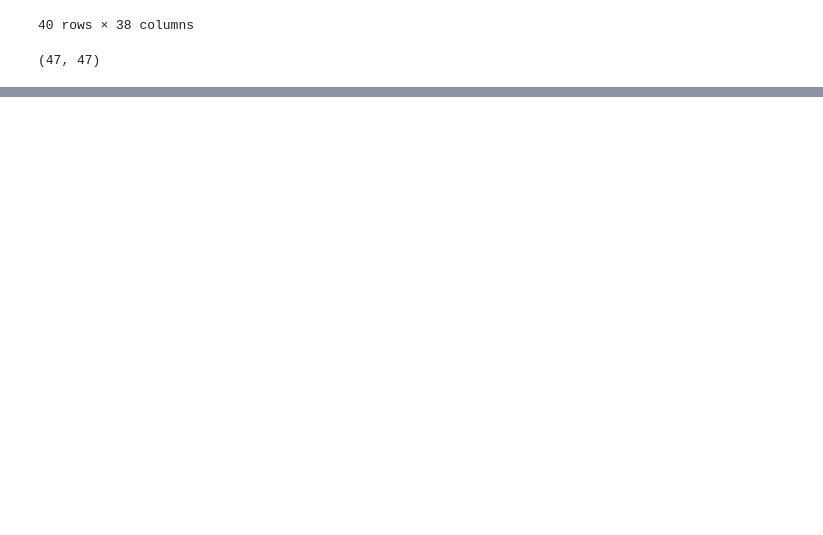
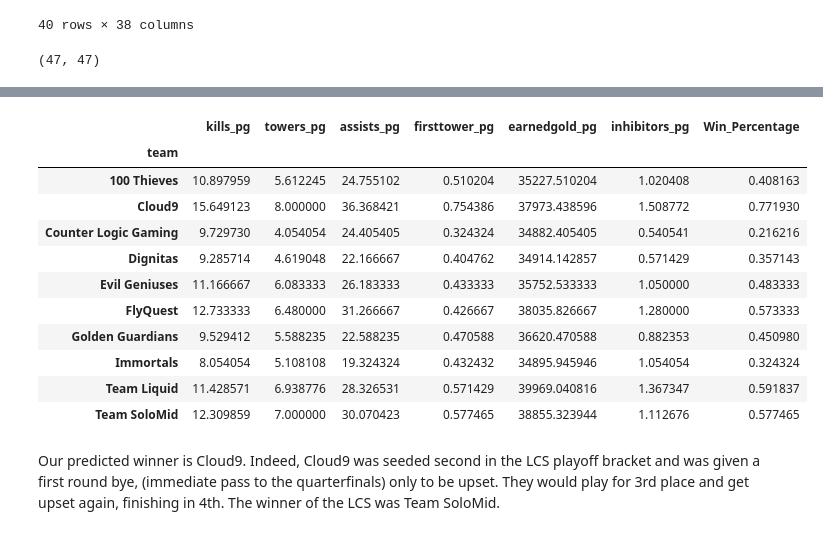
Before and after one commit to generalkandang/Capstone2, a Jupyter notebook: Lol_Model.ipynb, the cells around one changed output, grey strips where cells are left out. Drawn from its saved outputs; the diff is of its cells as text; code cells hidden in the pictures; blank space fills up the shorter version.

Commit message:
Final commit
Used Predict Proba w model to determine winner

```diff
--- a/Lol_Model.ipynb
+++ b/Lol_Model.ipynb
@@ -62,6 +62,6 @@ df.head(40)
 |  | Dignitas | 11.681818 | 12.409091 | 0.522727 | 27.840909 | 34.795455 | 15.386364 | ... |
 40 rows × 38 columns
 # %%
-key_features = ['kills_pg', 'towers_pg', 'assists_pg', 'firsttower_pg', 'earnedgold_pg', 'inhibitors_pg']
+key_features = ['kills_pg', 'towers_pg', 'assists_pg', 'firsttower_pg', 'earnedgold_pg', 'inhibitors_pg', 'Win_Percentage']
 # %%
 X = df.loc[df.index.get_level_values(0) != "2020", key_features]
@@ -106,0 +108,17 @@ print(accuracy_score(model.predict(X_test), y_test))
+# %%
+X_test.head(40)
+# %% [output]
+|  | kills_pg | towers_pg | assists_pg | firsttower_pg | earnedgold_pg | inhibitors_pg | Win_Percentage |
+| team |  |  |  |  |  |  |  |
+| 100 Thieves | 10.897959 | 5.612245 | 24.755102 | 0.510204 | 35227.510204 | 1.020408 | 0.408163 |
+| Cloud9 | 15.649123 | 8.000000 | 36.368421 | 0.754386 | 37973.438596 | 1.508772 | 0.771930 |
+| Counter Logic Gaming | 9.729730 | 4.054054 | 24.405405 | 0.324324 | 34882.405405 | 0.540541 | 0.216216 |
+| Dignitas | 9.285714 | 4.619048 | 22.166667 | 0.404762 | 34914.142857 | 0.571429 | 0.357143 |
+| Evil Geniuses | 11.166667 | 6.083333 | 26.183333 | 0.433333 | 35752.533333 | 1.050000 | 0.483333 |
+| FlyQuest | 12.733333 | 6.480000 | 31.266667 | 0.426667 | 38035.826667 | 1.280000 | 0.573333 |
+| Golden Guardians | 9.529412 | 5.588235 | 22.588235 | 0.470588 | 36620.470588 | 0.882353 | 0.450980 |
+| Immortals | 8.054054 | 5.108108 | 19.324324 | 0.432432 | 34895.945946 | 1.054054 | 0.324324 |
+| Team Liquid | 11.428571 | 6.938776 | 28.326531 | 0.571429 | 39969.040816 | 1.367347 | 0.591837 |
+| Team SoloMid | 12.309859 | 7.000000 | 30.070423 | 0.577465 | 38855.323944 | 1.112676 | 0.577465 |
+# %% [markdown]
+Our predicted winner is Cloud9. Indeed, Cloud9 was seeded second in the LCS playoff bracket and was given a first round bye, (immediate pass to the quarterfinals) only to be upset. They would play for 3rd place and get upset again, finishing in 4th. The winner of the LCS was Team SoloMid.
```
Also changed, not shown: parts of 8 cells of this notebook.
